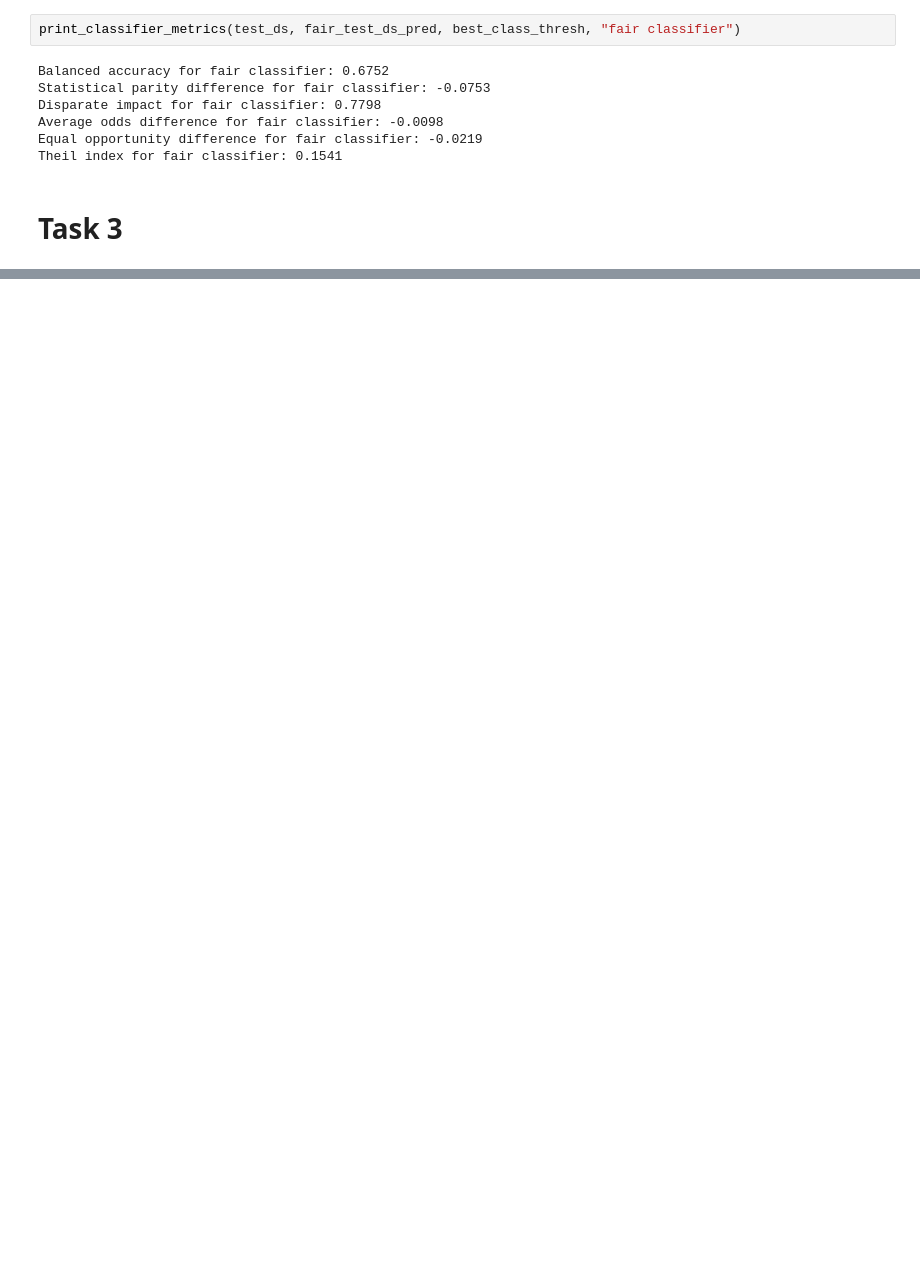
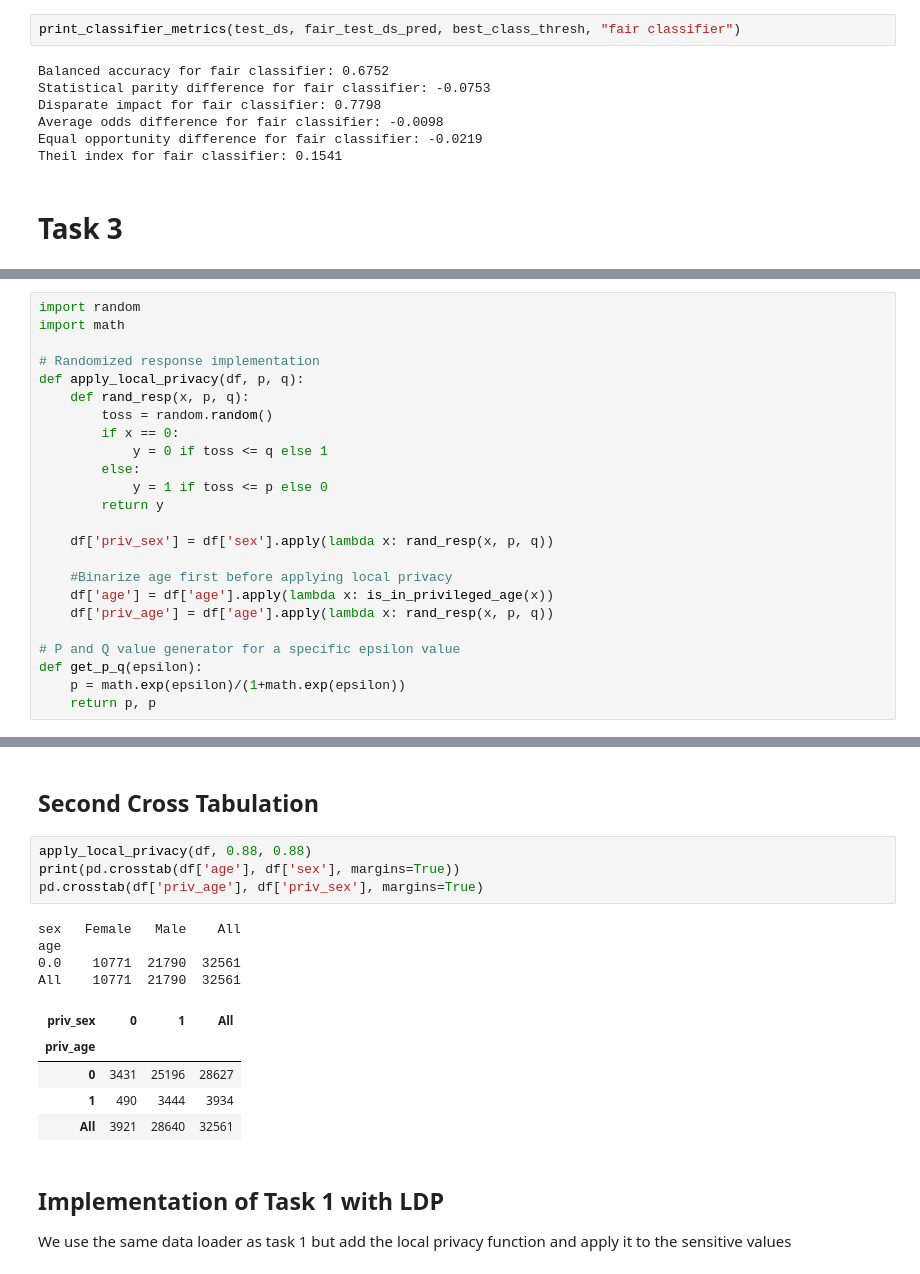
Before and after one commit to Carda01/responsibleDS_adult, a Jupyter notebook: classifier.ipynb, the cells around one changed output, grey strips where cells are left out. Cells and saved outputs as stored; diff of their text form; blank space fills up the shorter version.

Commit message:
task_3

```diff
--- a/classifier.ipynb
+++ b/classifier.ipynb
@@ -302,0 +328,24 @@ Theil index for fair classifier: 0.1541
+# %%
+import random
+import math
+
+# Randomized response implementation
+def apply_local_privacy(df, p, q):
+    def rand_resp(x, p, q):
+        toss = random.random()
+        if x == 0:
+            y = 0 if toss <= q else 1
+        else:
+            y = 1 if toss <= p else 0
+        return y
+
+    df['priv_sex'] = df['sex'].apply(lambda x: rand_resp(x, p, q))
+
+    #Binarize age first before applying local privacy
+    df['age'] = df['age'].apply(lambda x: is_in_privileged_age(x))
+    df['priv_age'] = df['age'].apply(lambda x: rand_resp(x, p, q))
+
+# P and Q value generator for a specific epsilon value
+def get_p_q(epsilon):
+    p = math.exp(epsilon)/(1+math.exp(epsilon))
+    return p, p
@@ -302,0 +411,19 @@ Theil index for fair classifier: 0.1541
+# %% [markdown]
+## Second Cross Tabulation
+# %%
+apply_local_privacy(df, 0.88, 0.88)
+print(pd.crosstab(df['age'], df['sex'], margins=True))
+pd.crosstab(df['priv_age'], df['priv_sex'], margins=True)
+# %% [output]
+sex   Female   Male    All
+age
+0.0    10771  21790  32561
+All    10771  21790  32561
+| priv_sex | 0 | 1 | All |
+| priv_age |  |  |  |
+| 0 | 3431 | 25196 | 28627 |
+| 1 | 490 | 3444 | 3934 |
+| All | 3921 | 28640 | 32561 |
+# %% [markdown]
+## Implementation of Task 1 with LDP
+We use the same data loader as task 1 but add the local privacy function and apply it to the sensitive values
```
Also changed, not shown: parts of 23 cells of this notebook.
